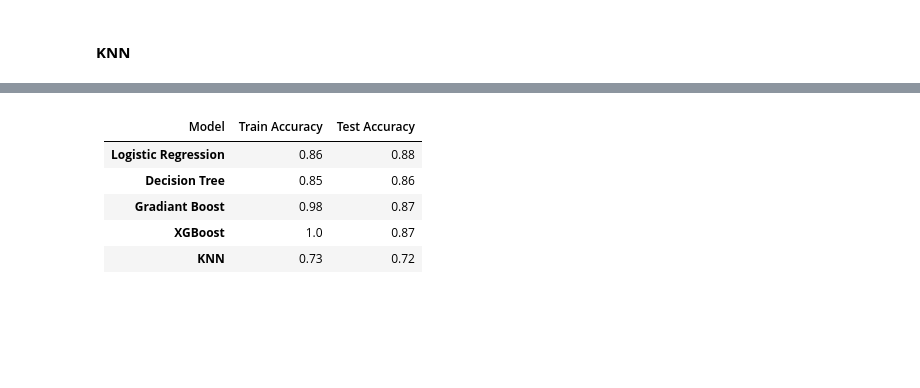
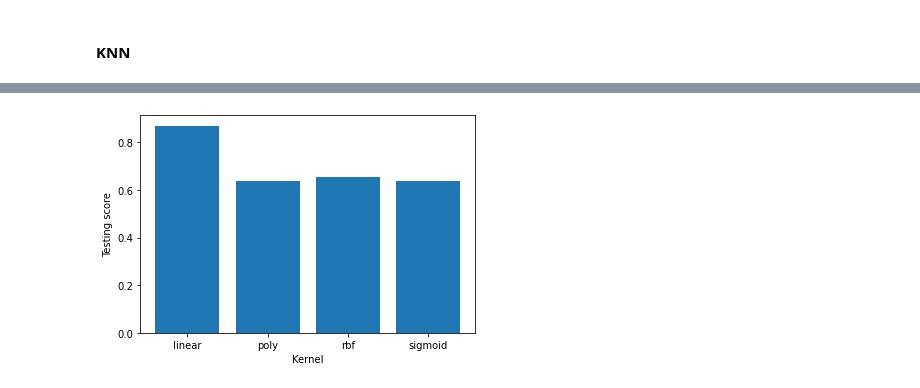
Before and after one commit to bryanliu94/CS7641_Machine_Learning, a Jupyter notebook: creditcard-approval.ipynb, the cells around one changed output, grey strips where cells are left out. Saved outputs shown, nothing was run; the diff lists cells and outputs as text; code cells hidden in the pictures; blank space fills up the shorter version.

```diff
--- a/creditcard-approval.ipynb
+++ b/creditcard-approval.ipynb
@@ -746,9 +668,19 @@ Increase the number of iterations (max_iter) or scale the data as shown in:
-# %% [markdown]
-
-| Model | Train Accuracy | Test Accuracy |
-| --- | --- | --- |
-| **Logistic Regression** | 0.86 | 0.88|
-| **Decision Tree** | 0.85 | 0.86 |
-| **Gradiant Boost** | 0.98 | 0.87|
-| **XGBoost** | 1.0 | 0.87|
-| **KNN** | 0.73 | 0.72|
+# %%
+plt.figure()
+kernels = ['linear', 'poly', 'rbf', 'sigmoid']
+
+# To generate figure 9 in the report. Uncomment and run
+# kernel_test = []
+# for k in kernels:
+
+#     svm_clf = svm.SVC(kernel=k, degree=1)
+#     svm_clf.fit(xTrain, yTrain)
+#     score = svm_clf.score(xTest,yTest)
+#     kernel_test.append(score)
+
+plt.bar(kernels, kernel_test)
+plt.xlabel('Kernel')
+plt.ylabel('Testing score')
+plt.show()
+# %% [output]
+[figure, added]
```
Also changed, not shown: parts of 19 cells of this notebook, 3 other files.
